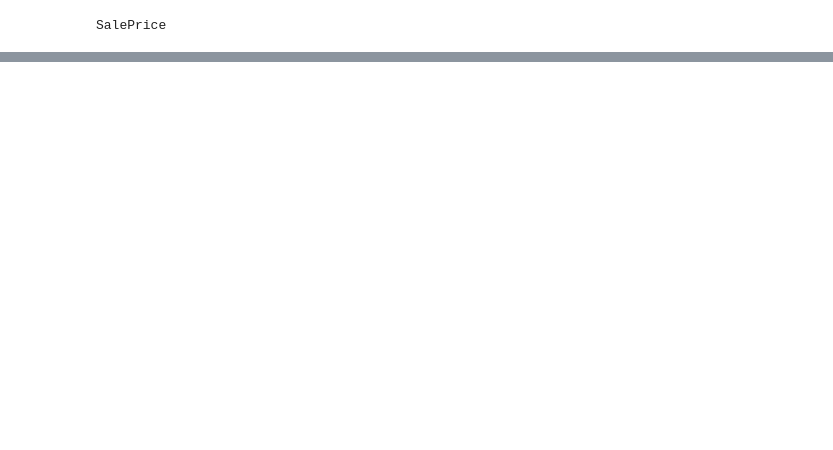
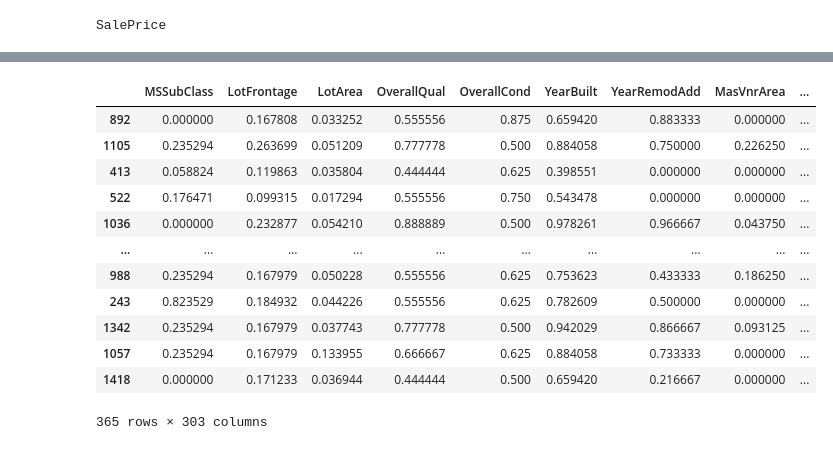
Before and after one commit to patlfer0078/Housing-Price-Prediction-Linear-Regression, a Jupyter notebook: House_Cost_Predictions_with_Linear_Regress.ipynb, the cells around one changed output, grey strips where cells are left out. Cells and saved outputs as stored; diff of their text form; code cells hidden in the pictures; blank space fills up the shorter version.

```diff
--- a/House_Cost_Predictions_with_Linear_Regress.ipynb
+++ b/House_Cost_Predictions_with_Linear_Regress.ipynb
@@ -297,0 +604,16 @@ Name: SalePrice, Length: 1460, dtype: int64
+# %%
+val_inputs
+# %% [output]
+|  | MSSubClass | LotFrontage | LotArea | OverallQual | OverallCond | YearBuilt | YearRemodAdd | MasVnrArea | ... |
+| 892 | 0.000000 | 0.167808 | 0.033252 | 0.555556 | 0.875 | 0.659420 | 0.883333 | 0.000000 | ... |
+| 1105 | 0.235294 | 0.263699 | 0.051209 | 0.777778 | 0.500 | 0.884058 | 0.750000 | 0.226250 | ... |
+| 413 | 0.058824 | 0.119863 | 0.035804 | 0.444444 | 0.625 | 0.398551 | 0.000000 | 0.000000 | ... |
+| 522 | 0.176471 | 0.099315 | 0.017294 | 0.555556 | 0.750 | 0.543478 | 0.000000 | 0.000000 | ... |
+| 1036 | 0.000000 | 0.232877 | 0.054210 | 0.888889 | 0.500 | 0.978261 | 0.966667 | 0.043750 | ... |
+| ... | ... | ... | ... | ... | ... | ... | ... | ... | ... |
+| 988 | 0.235294 | 0.167979 | 0.050228 | 0.555556 | 0.625 | 0.753623 | 0.433333 | 0.186250 | ... |
+| 243 | 0.823529 | 0.184932 | 0.044226 | 0.555556 | 0.625 | 0.782609 | 0.500000 | 0.000000 | ... |
+| 1342 | 0.235294 | 0.167979 | 0.037743 | 0.777778 | 0.500 | 0.942029 | 0.866667 | 0.093125 | ... |
+| 1057 | 0.235294 | 0.167979 | 0.133955 | 0.666667 | 0.625 | 0.884058 | 0.733333 | 0.000000 | ... |
+| 1418 | 0.000000 | 0.171233 | 0.036944 | 0.444444 | 0.500 | 0.659420 | 0.216667 | 0.000000 | ... |
+365 rows × 303 columns
```
Also changed, not shown: parts of 142 cells of this notebook.
